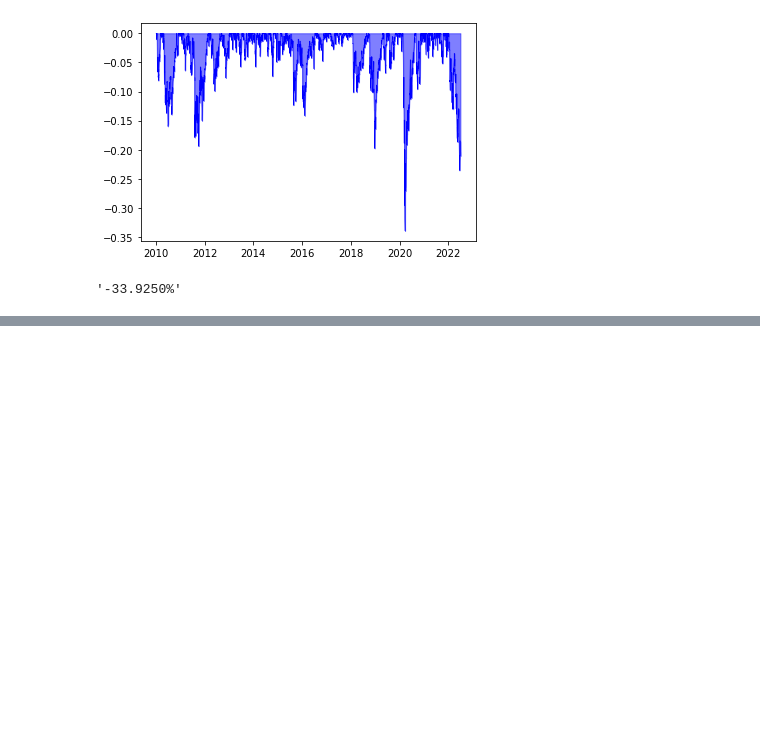
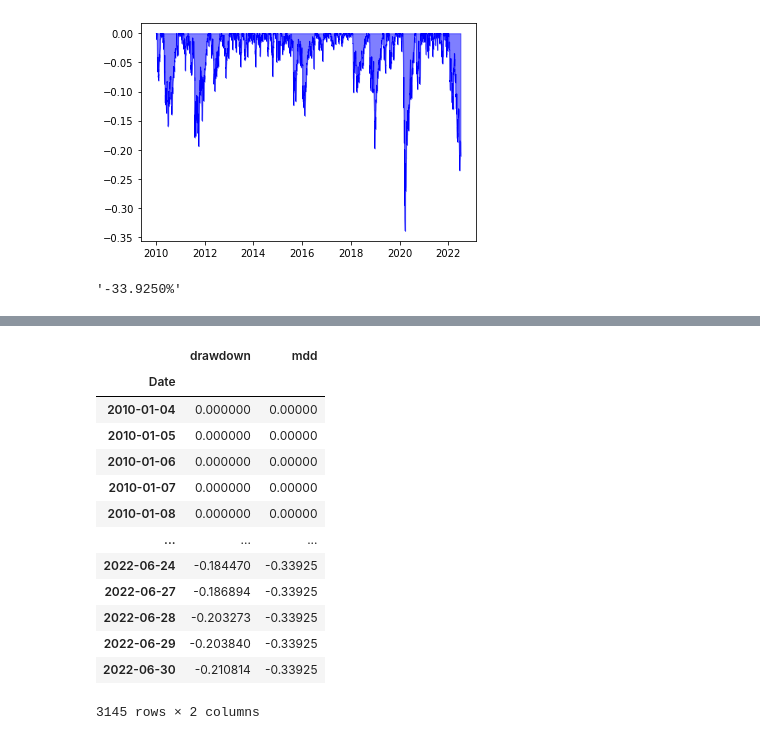
Before and after one commit to hynacin121/KHU-FELAB, a Jupyter notebook: 2022.07 미래에셋공모전/CODE/MDD.ipynb, the cells around one changed output, grey strips where cells are left out. Saved outputs shown, nothing was run; the diff lists cells and outputs as text; code cells hidden in the pictures; blank space fills up the shorter version.

```diff
--- a/2022.07 미래에셋공모전/CODE/MDD.ipynb
+++ b/2022.07 미래에셋공모전/CODE/MDD.ipynb
@@ -53,0 +77,17 @@ MDD
+# %%
+df
+# %% [output]
+|  | drawdown | mdd |
+| Date |  |  |
+| 2010-01-04 | 0.000000 | 0.00000 |
+| 2010-01-05 | 0.000000 | 0.00000 |
+| 2010-01-06 | 0.000000 | 0.00000 |
+| 2010-01-07 | 0.000000 | 0.00000 |
+| 2010-01-08 | 0.000000 | 0.00000 |
+| ... | ... | ... |
+| 2022-06-24 | -0.184470 | -0.33925 |
+| 2022-06-27 | -0.186894 | -0.33925 |
+| 2022-06-28 | -0.203273 | -0.33925 |
+| 2022-06-29 | -0.203840 | -0.33925 |
+| 2022-06-30 | -0.210814 | -0.33925 |
+3145 rows × 2 columns
```
Also changed, not shown: parts of 9 cells of this notebook, 3 other files.
